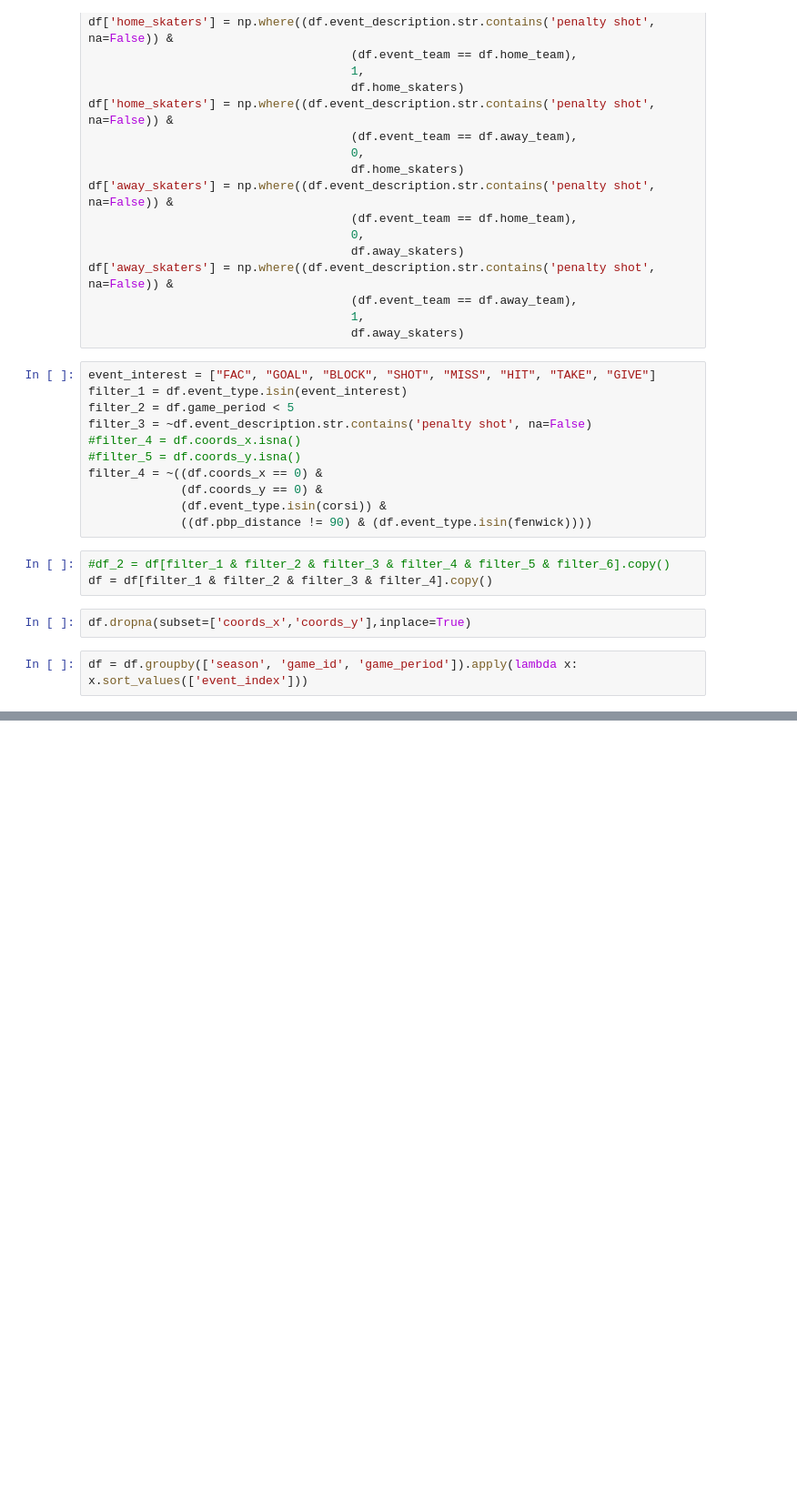
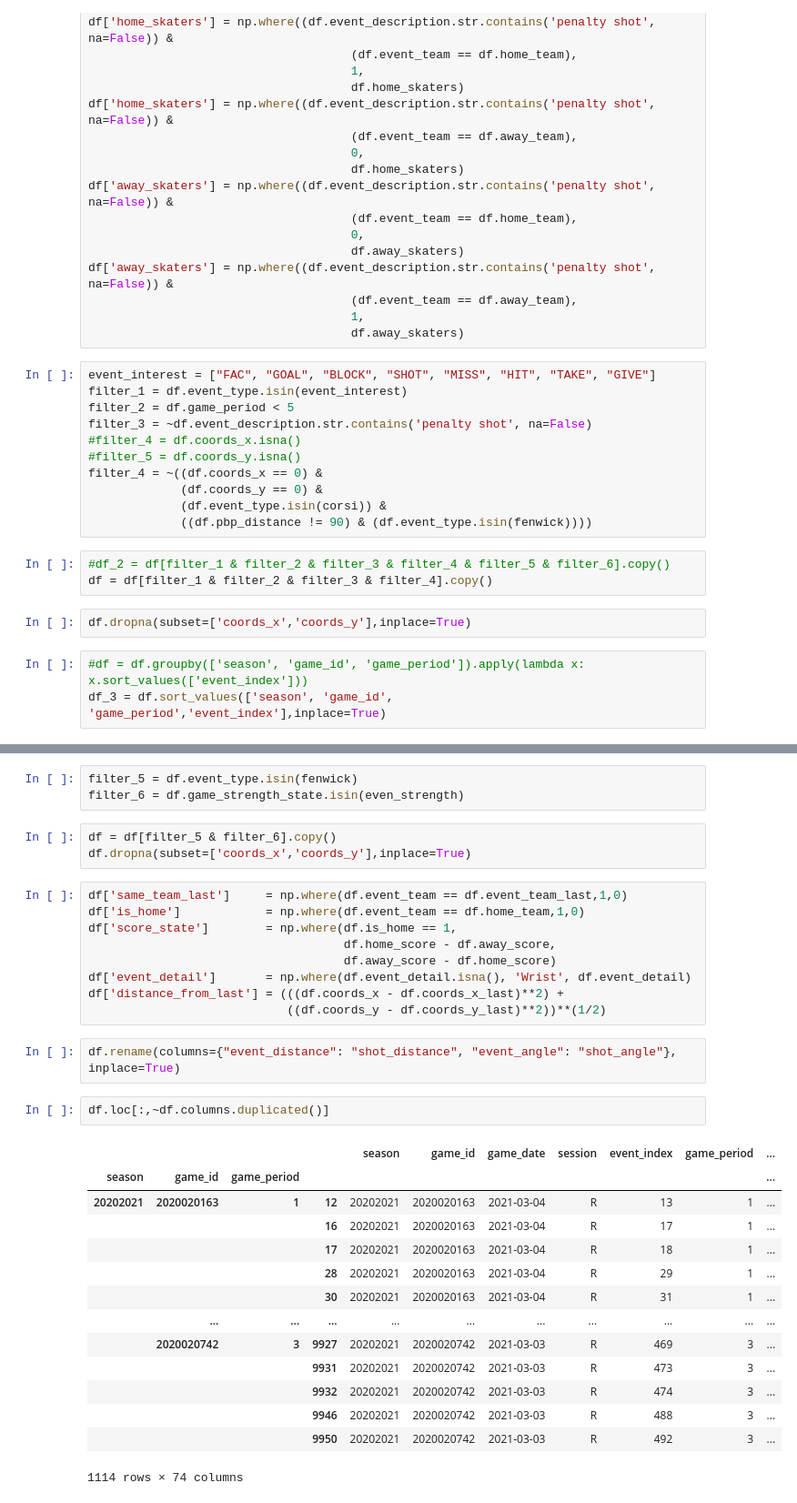
Before and after one commit to wonderbug2020/Shot_quality_stats, a Jupyter notebook: EV_followalong.ipynb, the cells around one changed output, grey strips where cells are left out. Shown at 91% size. Cells and saved outputs as stored; diff of their text form; blank space fills up the shorter version.

Commit message:
chore: renamed a few columns

```diff
--- a/EV_followalong.ipynb
+++ b/EV_followalong.ipynb
@@ -105,4 +105,5 @@ df = df[filter_1 & filter_2 & filter_3 & filter_4].copy()
 # %%
 df.dropna(subset=['coords_x','coords_y'],inplace=True)
 # %%
-df = df.groupby(['season', 'game_id', 'game_period']).apply(lambda x: x.sort_values(['event_index']))
+#df = df.groupby(['season', 'game_id', 'game_period']).apply(lambda x: x.sort_values(['event_index']))
+df_3 = df.sort_values(['season', 'game_id', 'game_period','event_index'],inplace=True)
@@ -127,0 +117,34 @@ df.head()
+# %%
+filter_5 = df.event_type.isin(fenwick)
+filter_6 = df.game_strength_state.isin(even_strength)
+# %%
+df = df[filter_5 & filter_6].copy()
+df.dropna(subset=['coords_x','coords_y'],inplace=True)
+# %%
+df['same_team_last']     = np.where(df.event_team == df.event_team_last,1,0)
+df['is_home']            = np.where(df.event_team == df.home_team,1,0)
+df['score_state']        = np.where(df.is_home == 1,
+                                    df.home_score - df.away_score,
+                                    df.away_score - df.home_score)
+df['event_detail']       = np.where(df.event_detail.isna(), 'Wrist', df.event_detail)
+df['distance_from_last'] = (((df.coords_x - df.coords_x_last)**2) +
+                            ((df.coords_y - df.coords_y_last)**2))**(1/2)
+# %%
+df.rename(columns={"event_distance": "shot_distance", "event_angle": "shot_angle"}, inplace=True)
+# %%
+df.loc[:,~df.columns.duplicated()]
+# %% [output]
+|  |  |  |  | season | game_id | game_date | session | event_index | game_period | ... |
+| season | game_id | game_period |  |  |  |  |  |  |  | ... |
+| 20202021 | 2020020163 | 1 | 12 | 20202021 | 2020020163 | 2021-03-04 | R | 13 | 1 | ... |
+|  |  |  | 16 | 20202021 | 2020020163 | 2021-03-04 | R | 17 | 1 | ... |
+|  |  |  | 17 | 20202021 | 2020020163 | 2021-03-04 | R | 18 | 1 | ... |
+|  |  |  | 28 | 20202021 | 2020020163 | 2021-03-04 | R | 29 | 1 | ... |
+|  |  |  | 30 | 20202021 | 2020020163 | 2021-03-04 | R | 31 | 1 | ... |
+|  | ... | ... | ... | ... | ... | ... | ... | ... | ... | ... |
+|  | 2020020742 | 3 | 9927 | 20202021 | 2020020742 | 2021-03-03 | R | 469 | 3 | ... |
+|  |  |  | 9931 | 20202021 | 2020020742 | 2021-03-03 | R | 473 | 3 | ... |
+|  |  |  | 9932 | 20202021 | 2020020742 | 2021-03-03 | R | 474 | 3 | ... |
+|  |  |  | 9946 | 20202021 | 2020020742 | 2021-03-03 | R | 488 | 3 | ... |
+|  |  |  | 9950 | 20202021 | 2020020742 | 2021-03-03 | R | 492 | 3 | ... |
+1114 rows × 74 columns
```
Also changed, not shown: parts of 15 cells of this notebook.
